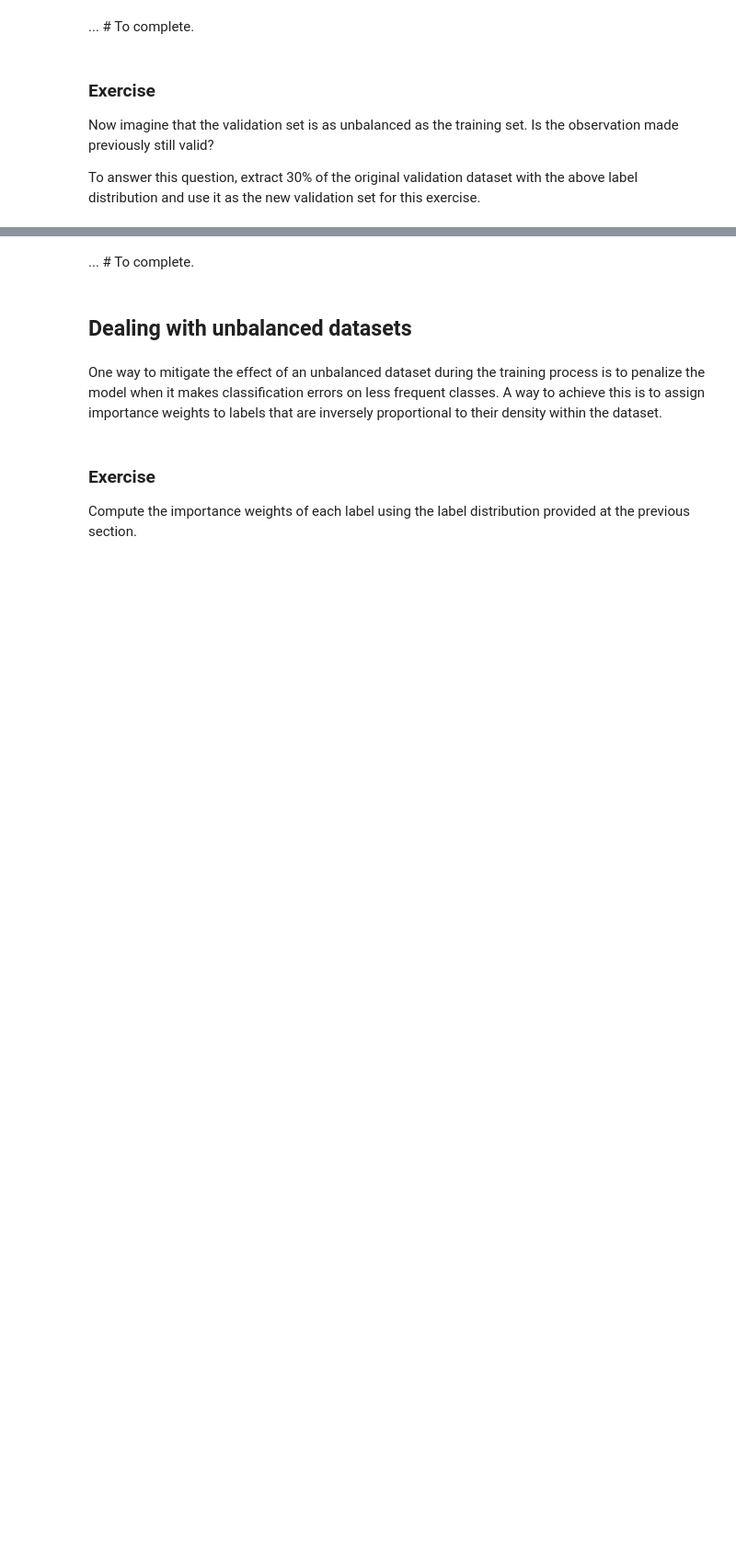
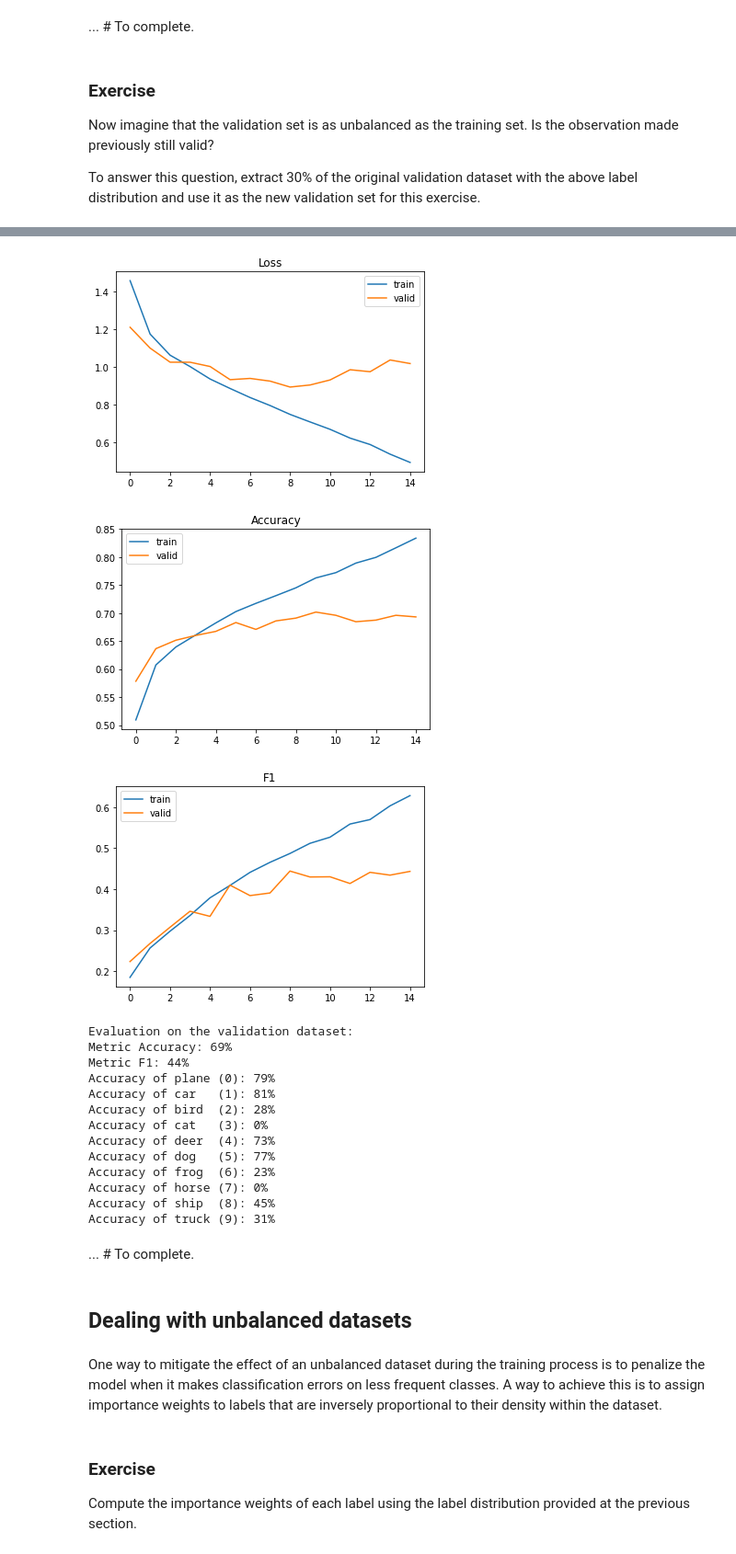
Before and after one commit to cic4k/IVADO_DL, a Jupyter notebook: tutorial1_data_exercise.ipynb, the cells around one changed output, grey strips where cells are left out. Shown at 92% size. Drawn from its saved outputs; the diff is of its cells as text; code cells hidden in the pictures; blank space fills up the shorter version.

```diff
--- a/tutorial1_data_exercise.ipynb
+++ b/tutorial1_data_exercise.ipynb
@@ -1286,11 +1368,24 @@ Now imagine that the validation set is as unbalanced as the training set. Is the
 To answer this question, extract 30% of the original validation dataset with the above label distribution and use it as the new validation set for this exercise.
 # %%
 # select 30% of the validation dataset with the provided label distribution
-unb_valid_imgs, unb_valid_labels = ... # To complete.
+unb_valid_imgs, unb_valid_labels = select_subset_from_dataset_with_label_dist(
+    valid_imgs, valid_labels, label_distribution, ratio=0.3, shuffle=False)
 
 
 # training on using the unbalanced training and validation sets
-modelUnbal = ... # To complete.
+modelUnbal = training_on_dataset(imgs= select_imgs,
+                              labels= select_labels,
+                              eval_imgs= unb_valid_imgs,
+                              eval_labels= unb_valid_labels,
+                              epochs= 15,
+                              batch_size= 32,
+                              metrics= {'Accuracy': accuracy, 'F1': f1_score},
+                              verbose= True)
 
-# evaluate on the unbalanced validation dataset
-_ = ... # To complete.
+# evaluate the trained model on the validation dataset
+_ = evaluate_classes(net= modelUnbal,
+                     imgs= unb_valid_imgs,
+                     labels= unb_valid_labels,
+                     batch_size= 32,
+                     metrics= {'Accuracy': accuracy, 'F1': f1_score})
+# %% [output]
@@ -1297,3 +1407,19 @@ _ = ... # To complete.
+[figure, added]
+[figure, added]
+[figure, added]
+Evaluation on the validation dataset:
+Metric Accuracy: 69%
+Metric F1: 44%
+Accuracy of plane (0): 79%
+Accuracy of car   (1): 81%
+Accuracy of bird  (2): 28%
+Accuracy of cat   (3): 0%
+Accuracy of deer  (4): 73%
+Accuracy of dog   (5): 77%
+Accuracy of frog  (6): 23%
+Accuracy of horse (7): 0%
+Accuracy of ship  (8): 45%
+Accuracy of truck (9): 31%
 # %% [markdown]
 ... # To complete.
 # %% [markdown]
```
Also changed, not shown: parts of 9 cells of this notebook.
